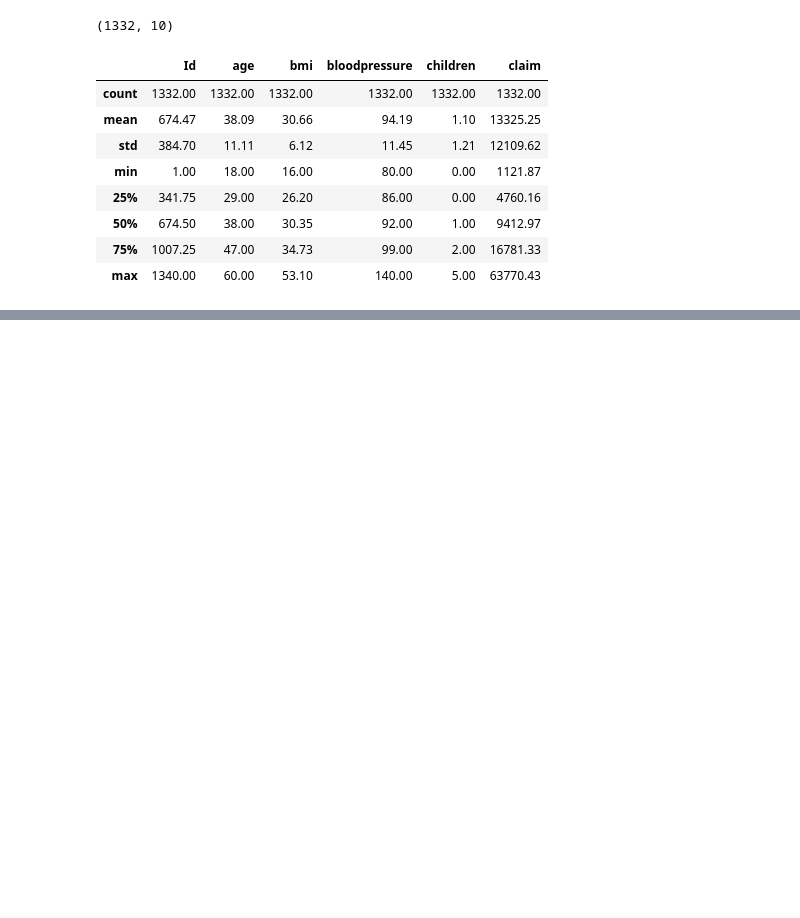
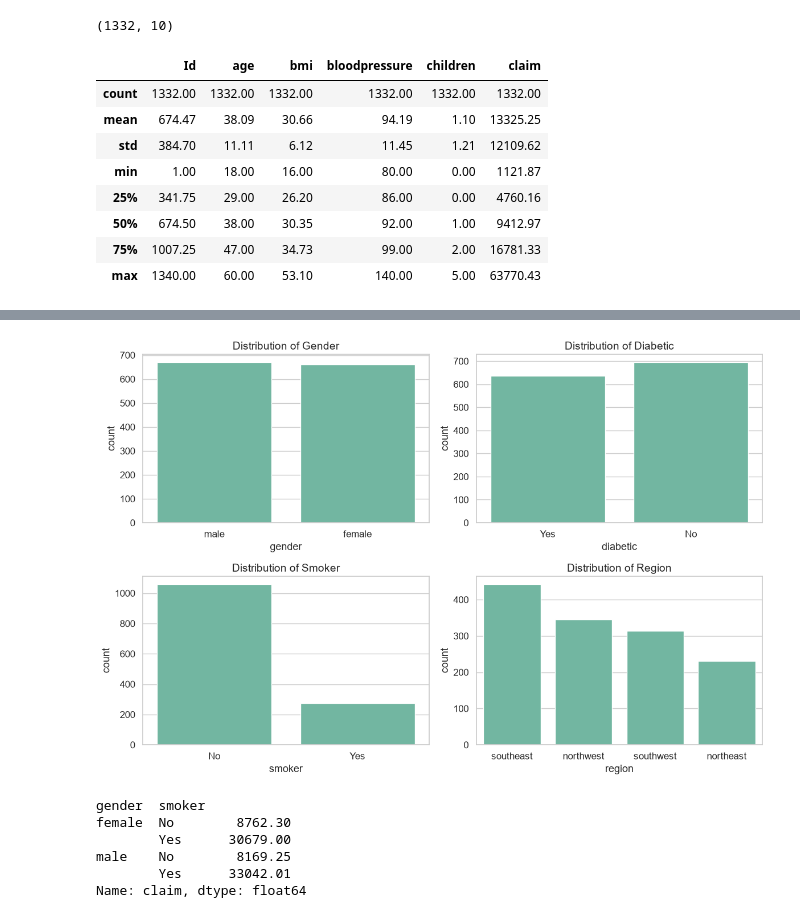
Before and after one commit to Arunpurohit1766/Health-Insurance-Cost-Prediction, a Jupyter notebook: health_insurance_cost.ipynb, the cells around one changed output, grey strips where cells are left out. Drawn from its saved outputs; the diff is of its cells as text; code cells hidden in the pictures; blank space fills up the shorter version.

```diff
--- a/health_insurance_cost.ipynb
+++ b/health_insurance_cost.ipynb
@@ -89,0 +99,22 @@ df.describe()
+# %%
+categorical_col = ['gender', 'diabetic', 'smoker', 'region']
+plt.figure(figsize = (12, 8))
+
+for i, col in enumerate(categorical_col, 1):
+    plt.subplot(2, 2, i)
+    sns.countplot(data = df, x = col)
+    plt.title(f'Distribution of {col.capitalize()}', fontsize = 14)
+
+plt.tight_layout()
+plt.show()
+# %% [output]
+[figure, added]
+# %%
+df.groupby(['gender', 'smoker'])['claim'].mean()
+# %% [output]
+gender  smoker
+female  No        8762.30
+        Yes      30679.00
+male    No        8169.25
+        Yes      33042.01
+Name: claim, dtype: float64
```
Also changed, not shown: parts of 14 cells of this notebook.
